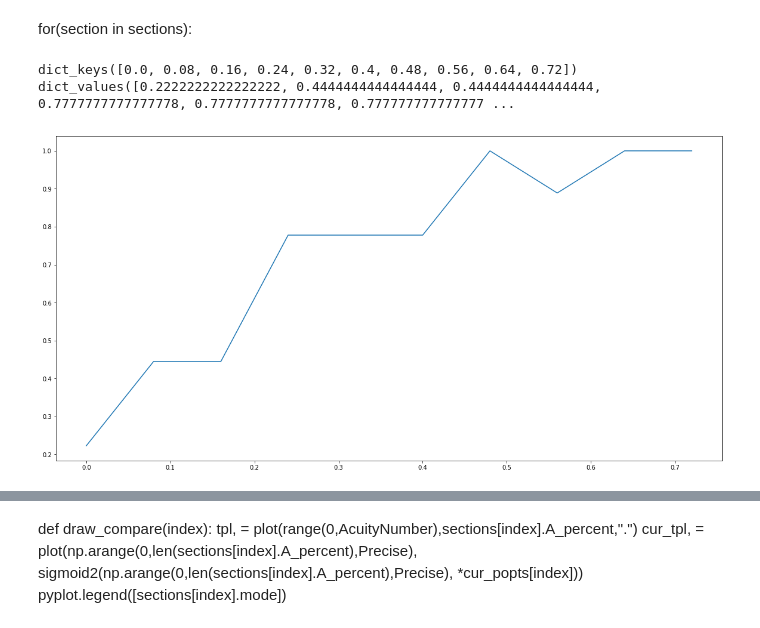
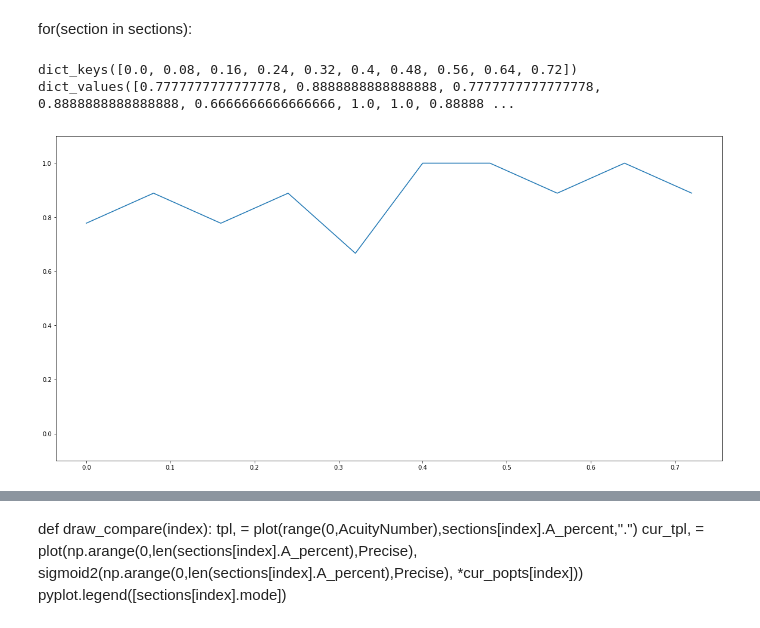
Before and after one commit to Vor2d/VORHead, a Jupyter notebook: DataAnalyzer/AcuityAnalyzer.ipynb, the cells around one changed output, grey strips where cells are left out. Drawn from its saved outputs; the diff is of its cells as text; code cells hidden in the pictures.

```diff
--- a/DataAnalyzer/AcuityAnalyzer.ipynb
+++ b/DataAnalyzer/AcuityAnalyzer.ipynb
@@ -14,7 +15,7 @@ class Section:
         self.A_total = [0]*AcuityNumber
         self.A_percent = [0]*AcuityNumber
         self.delay_dict_list = []
-        self.delay_repeat = 9
+        self.delay_repeat = 0
         self.delay_percent_list = []
         self.delay_dict = {}
         self.dir_dict = {}
@@ -29,8 +30,11 @@ class Section:
         for delay_dict in self.delay_dict_list:
             self.delay_percent_list.append({})
             for elem in delay_dict:
+                print(self.delay_dict_list[itera][elem])
+                print(self.delay_repeat)
                 self.delay_percent_list[itera][elem] = self.delay_dict_list[itera][elem] / self.delay_repeat
             itera += 1
+        print("/////////")
 # %%
 def sigmoid1(x):
     return 1 / (1 + math.exp(-x))
@@ -63,10 +73,10 @@ def percent_cal(k,x0,y):
     return (loge1dym1)/(-k) + x0
 # %%
 AcuityNumber = 10
-SectionNumber = 1
+SectionNumber = 0
 path_name = "./data/"
 file_name = "AcuityLog_2019_08_19_10_35_08.txt"
-head_file_name = "JumpLog__2019_08_19_10_35_08_2.txt"
+head_file_name = "JumpLog__2019_08_19_10_35_08.txt"
 # %%
 file = open(path_name+file_name,"r")
 lines = file.readlines()
@@ -85,6 +95,7 @@ for line in lines:
             if(temp_section != None):
                 sections.append(temp_section)
             temp_section = Section(strings[4])
+            itera = -1
         else:
             try:
                 AZ = int(strings[3])
@@ -284,13 +353,14 @@ def plot_acuity():
 for delay in sections[SectionNumber].delay_percent_list:
     print(delay.keys(),delay.values())
 # %% [output]
-dict_keys([0.0, 0.08, 0.16, 0.24, 0.32, 0.4, 0.48, 0.56, 0.64, 0.72]) dict_values([0.2222222222222222, 0.4444444444444444, 0.4444444444444444, 0.7777777777777778, 0.7777777777777778, 0.777777777777777 ...
+dict_keys([0.0, 0.08, 0.16, 0.24, 0.32, 0.4, 0.48, 0.56, 0.64, 0.72]) dict_values([0.7777777777777778, 0.8888888888888888, 0.7777777777777778, 0.8888888888888888, 0.6666666666666666, 1.0, 1.0, 0.88888 ...
 # %%
 if(len(sections[SectionNumber].delay_percent_list) > 0):
+    ylim(-0.1,1.1)
     tpl, = plot(sections[SectionNumber].delay_percent_list[0].keys(),sections[SectionNumber].delay_percent_list[0].values())
     pyplot.savefig("./results/"+file_name[:-4]+"_DP"+"1"+".png")
 # %% [output]
-[figure, old version]
+[figure, new version]
 # %%
 if(len(sections[SectionNumber].delay_percent_list) > 0):
     DF_tpl,DF_popt = cur_fit(list(sections[SectionNumber].delay_percent_list[0].values()))
```
Also changed, not shown: parts of 15 cells of this notebook, 55 other files.
